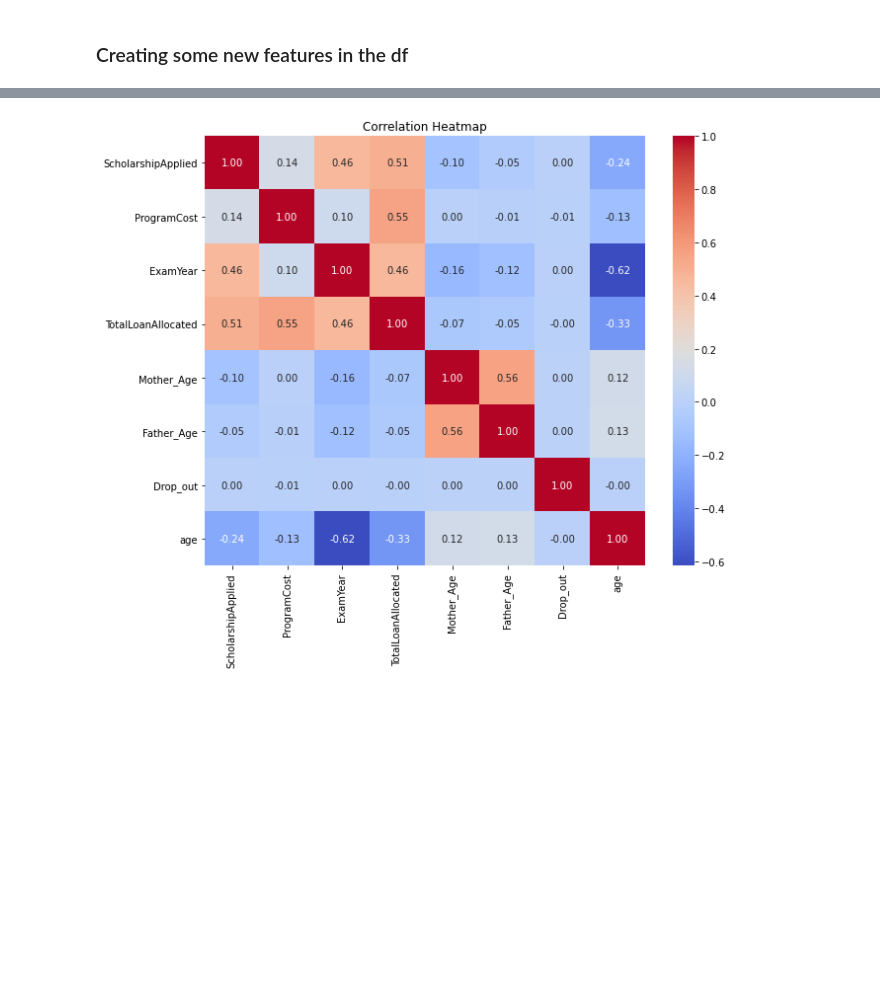
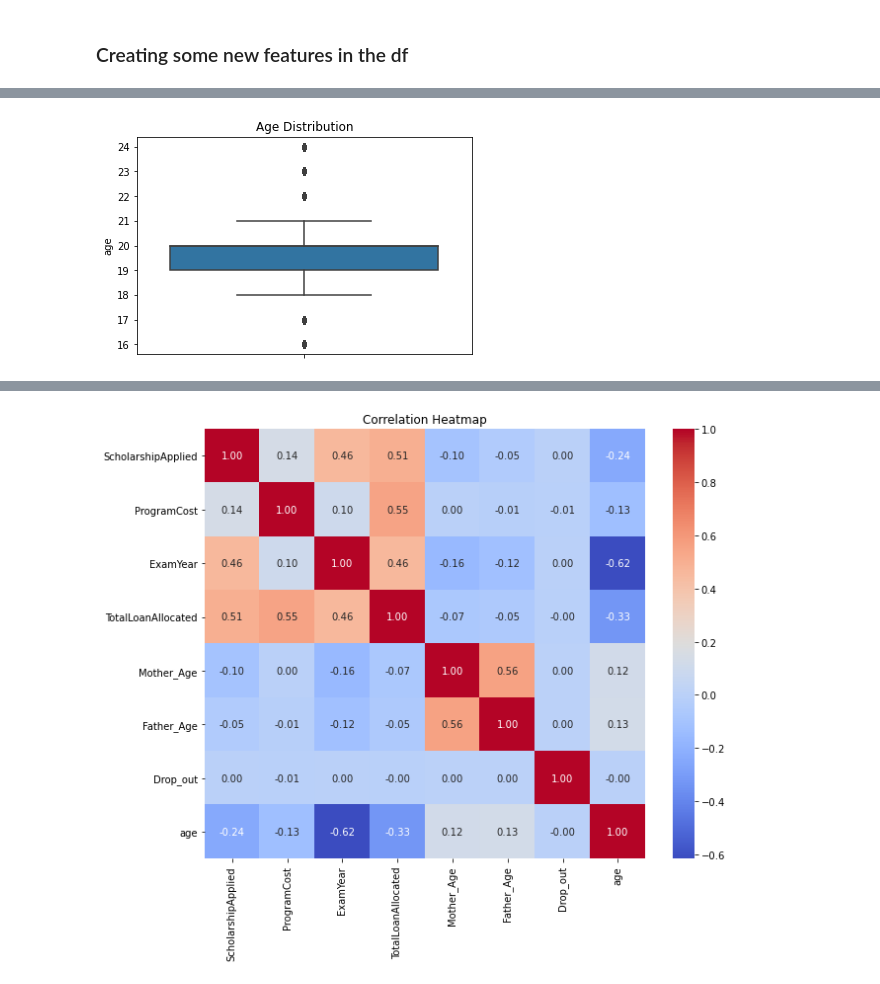
Before and after one commit to geoffreykemboi/Student_dropout_prediction_project, a Jupyter notebook: index.ipynb, the cells around one changed output, grey strips where cells are left out. Cells and saved outputs as stored; diff of their text form; code cells hidden in the pictures; blank space fills up the shorter version.

```diff
--- a/index.ipynb
+++ b/index.ipynb
@@ -114,7 +114,7 @@ Highest_educ_level       13548
 Drop_out                     0
 dtype: int64
 # %%
-columns_to_drop = ['BURSARYBATCHNUMBER', 'Unnamed: 21', 'PHYSICALLYCHALLENGED','Loan_serial_number','InstitutionCode', 'Adm No','COURSECODE','INDEXNUMBER','LoanproductCode','BursaryAllocated','applicanttype']
+columns_to_drop = ['BURSARYBATCHNUMBER', 'Unnamed: 21', 'PHYSICALLYCHALLENGED','Loan_serial_number','InstitutionCode', 'Adm No','COURSECODE','INDEXNUMBER','BursaryAllocated','applicanttype']
 
 # Use axis=1 to tell pandas these are column names, not row indexes
 School_df = School_df.drop(columns_to_drop, axis=1)
@@ -217,0 +332,9 @@ School_df.head(50)
+# %%
+plt.figure(figsize=(6,4))
+
+sns.boxplot(y=School_df['age'])
+
+plt.title('Age Distribution')
+plt.show()
+# %% [output]
+[figure, added]
```
Also changed, not shown: parts of 22 cells of this notebook.
